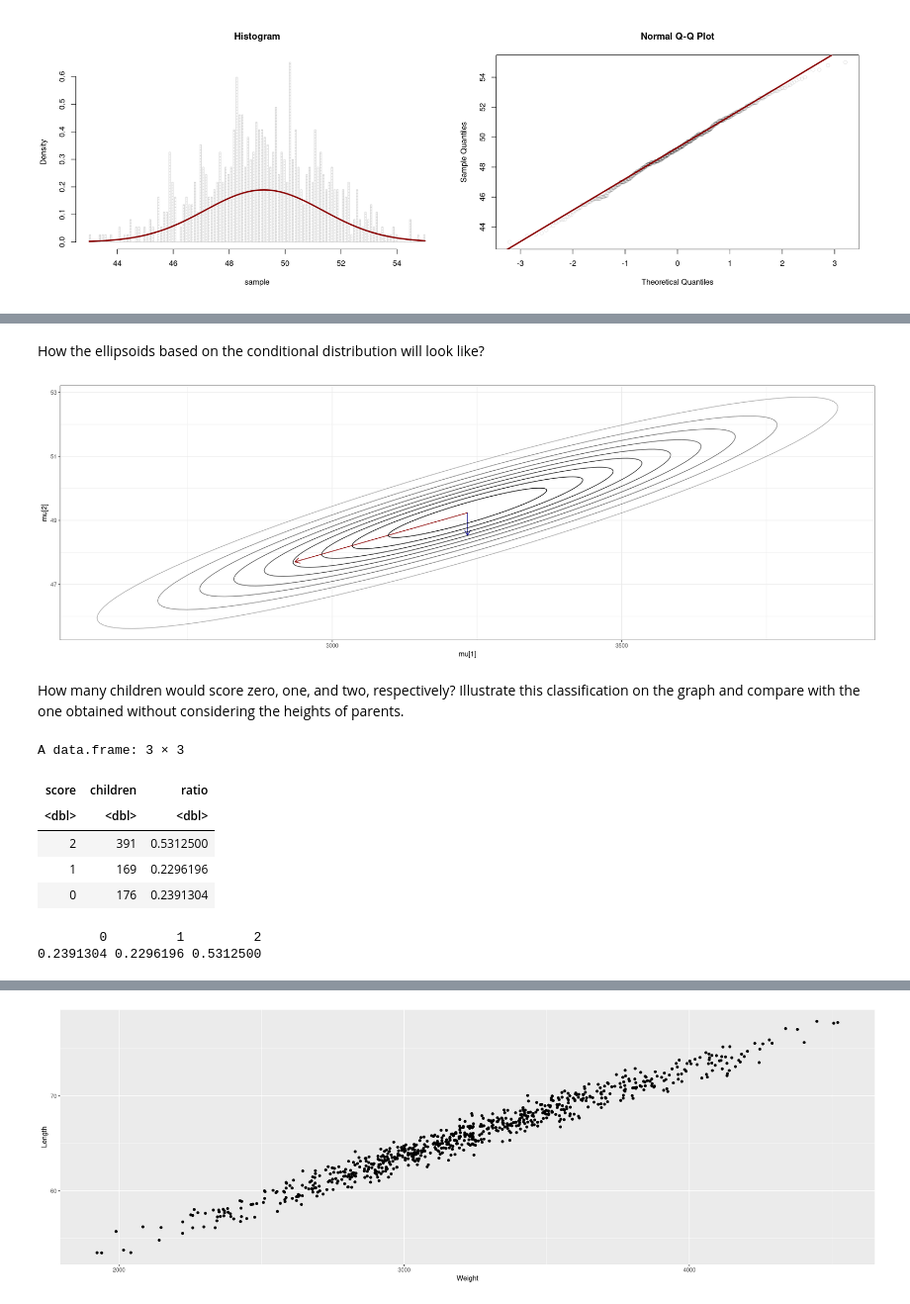
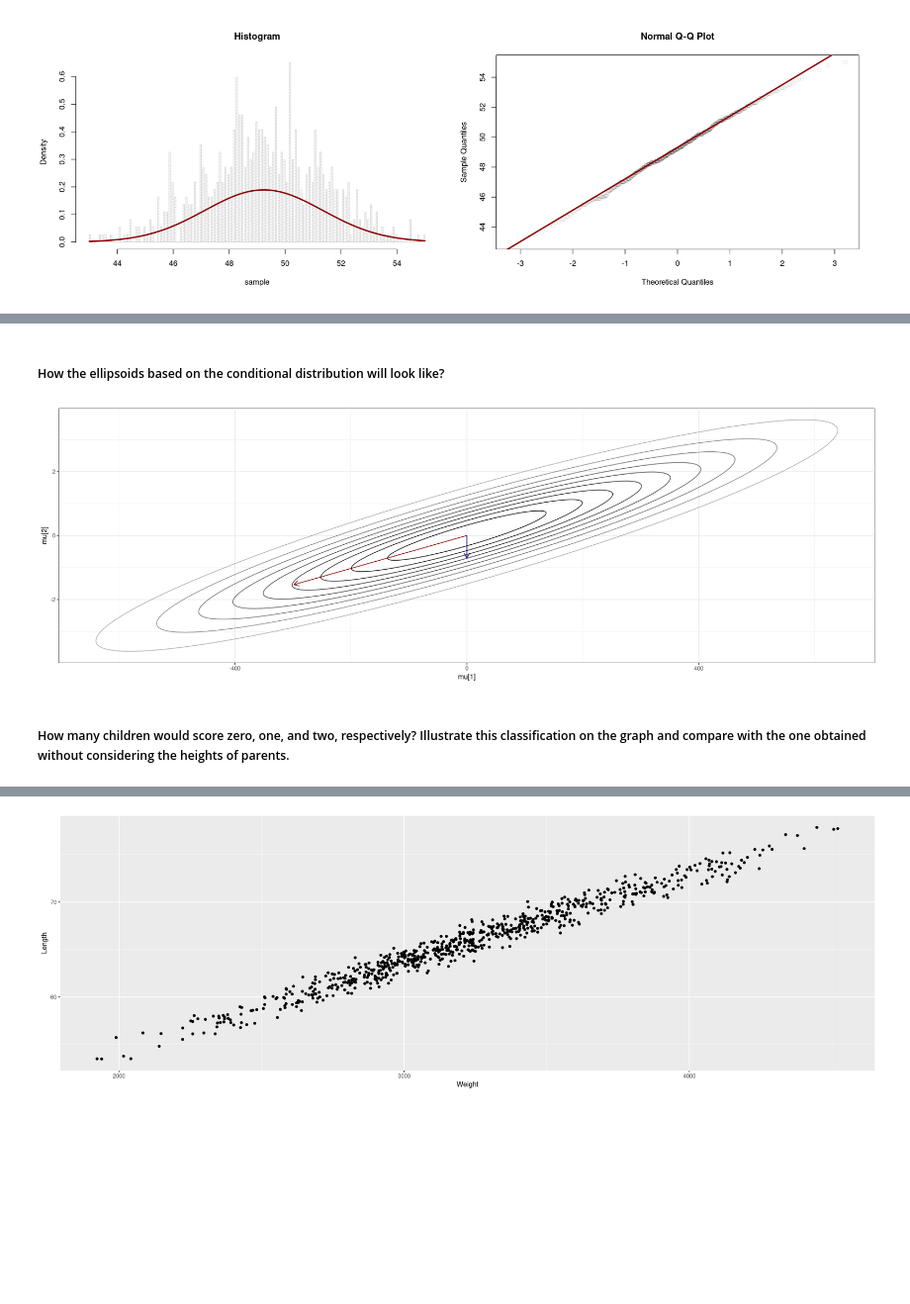
Before and after one commit to ventus550/university, a Jupyter notebook: statistical-learning/lab1/report.ipynb, the cells around one changed output, grey strips where cells are left out. Shown at 99% size. Cells and saved outputs as stored; diff of their text form; code cells hidden in the pictures; blank space fills up the shorter version.

```diff
--- a/statistical-learning/lab1/report.ipynb
+++ b/statistical-learning/lab1/report.ipynb
@@ -344,28 +343,8 @@ A matrix: 2 × 2 of type dbl
 # %% [markdown]
-How the ellipsoids based on the conditional distribution will look like?
+##### How the ellipsoids based on the conditional distribution will look like?
-# %%
-# R problems :)
-µ = c(3233.54511, 49.23764)
-𝞢 = matrix(c(88857.9955, 456.846100, 456.8461, 2.843767), nrow=2)
-confidence.ellipse(as.numeric(µ), 𝞢)
-# %% [output]
-[figure, removed]
+# %%
+confidence.ellipse(c(0,0), matrix(as.numeric(𝞢), nrow=2))
+# %% [output]
+[figure, added]
 # %% [markdown]
-How many children would score zero, one, and two, respectively? Illustrate this
-classification on the graph and compare with the one obtained without considering
-the heights of parents.
+##### How many children would score zero, one, and two, respectively? Illustrate this classification on the graph and compare with the one obtained without considering the heights of parents.
-# %%
-dataWL = data[c("Weight", "Length")]
-table(scores(dataWL, µ, 𝞢)$Score) / length(data$Length)
-# %% [output]
-A data.frame: 3 × 3
-| score | children | ratio |
-| <dbl> | <dbl> | <dbl> |
-| 2 | 391 | 0.5312500 |
-| 1 | 169 | 0.2296196 |
-| 0 | 176 | 0.2391304 |
-# %%
-table(scores(dataWL, µ, 𝞢)$Score) / length(data$Length)
-# %% [output]
-        0         1         2
-0.2391304 0.2296196 0.5312500
```
Also changed, not shown: parts of 31 cells of this notebook.
